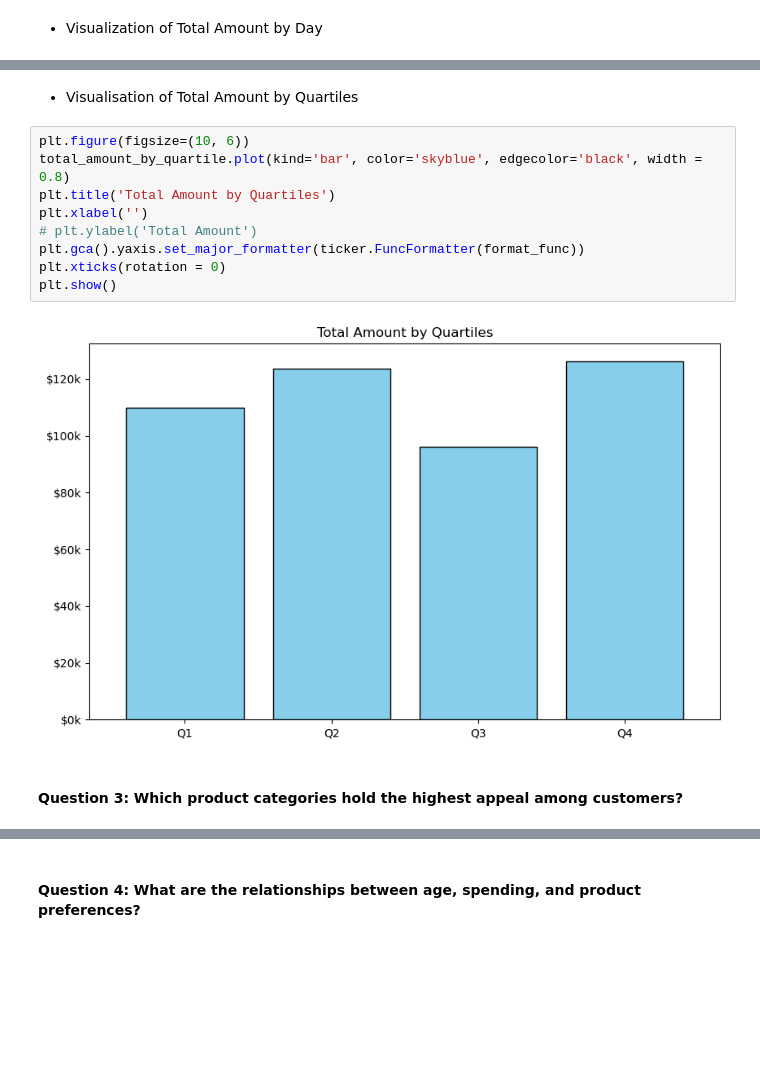
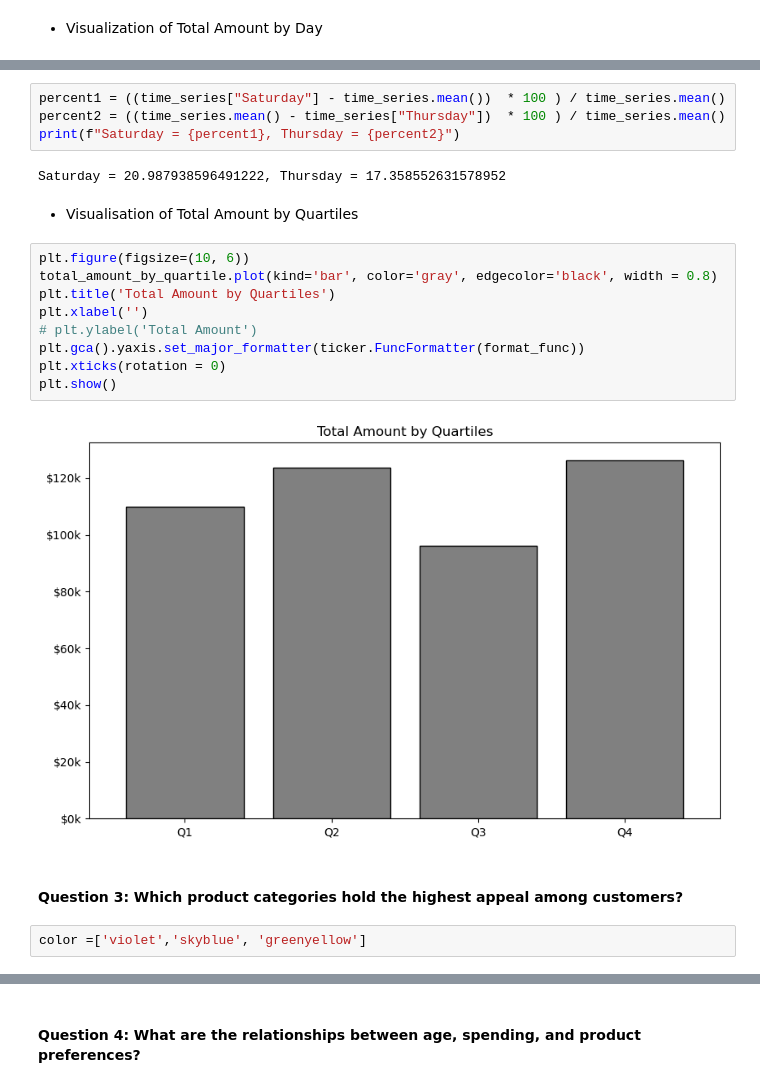
Before and after one commit to Hospoghosyan/Retail_Sales_Analysis, a Jupyter notebook: Retails_sales_analysis.ipynb, the cells around one changed output, grey strips where cells are left out. Drawn from its saved outputs; the diff is of its cells as text; blank space fills up the shorter version.

Commit message:
Change some visualization

```diff
--- a/Retails_sales_analysis.ipynb
+++ b/Retails_sales_analysis.ipynb
@@ -293,17 +294,25 @@ plt.show()
+# %%
+percent1 = ((time_series["Saturday"] - time_series.mean())  * 100 ) / time_series.mean()
+percent2 = ((time_series.mean() - time_series["Thursday"])  * 100 ) / time_series.mean()
+print(f"Saturday = {percent1}, Thursday = {percent2}")
+# %% [output]
+Saturday = 20.987938596491222, Thursday = 17.358552631578952
 # %% [markdown]
 * Visualisation of Total Amount by Quartiles
 # %%
 plt.figure(figsize=(10, 6))
-total_amount_by_quartile.plot(kind='bar', color='skyblue', edgecolor='black', width = 0.8)
+total_amount_by_quartile.plot(kind='bar', color='gray', edgecolor='black', width = 0.8)
 plt.title('Total Amount by Quartiles')
 plt.xlabel('')
 # plt.ylabel('Total Amount')
 plt.gca().yaxis.set_major_formatter(ticker.FuncFormatter(format_func))
 plt.xticks(rotation = 0)
 plt.show()
 # %% [output]
-[figure, old version]
+[figure, new version]
 # %% [markdown]
 #### Question 3: Which product categories hold the highest appeal among customers?
+# %%
+color =['violet','skyblue', 'greenyellow']
 # %%
 ax = plt.subplot()
```
Also changed, not shown: parts of 14 cells of this notebook.
